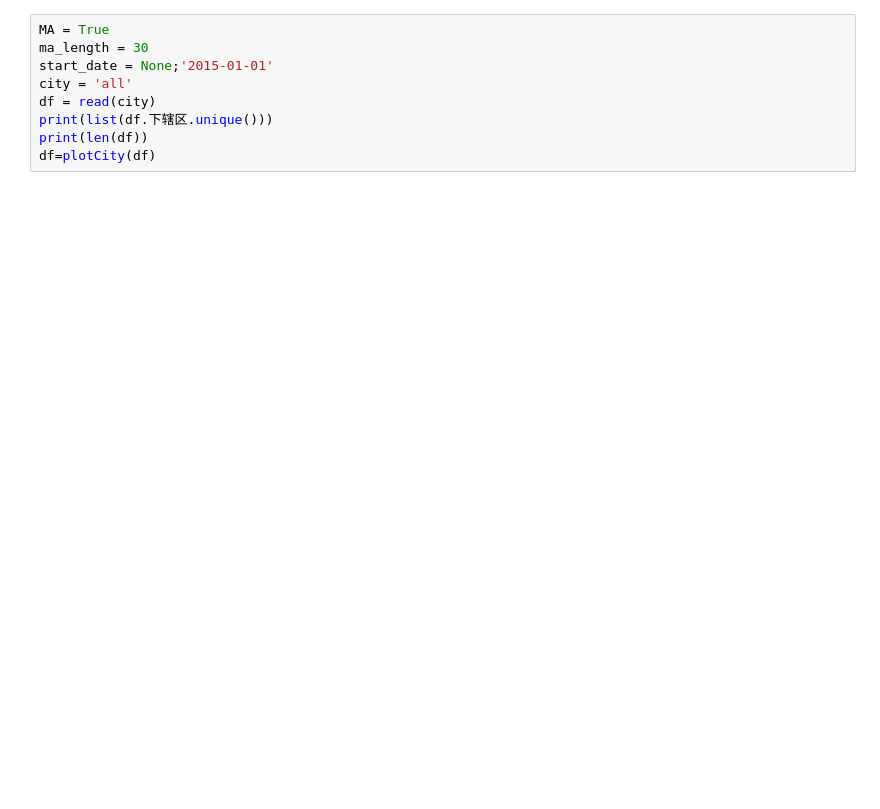
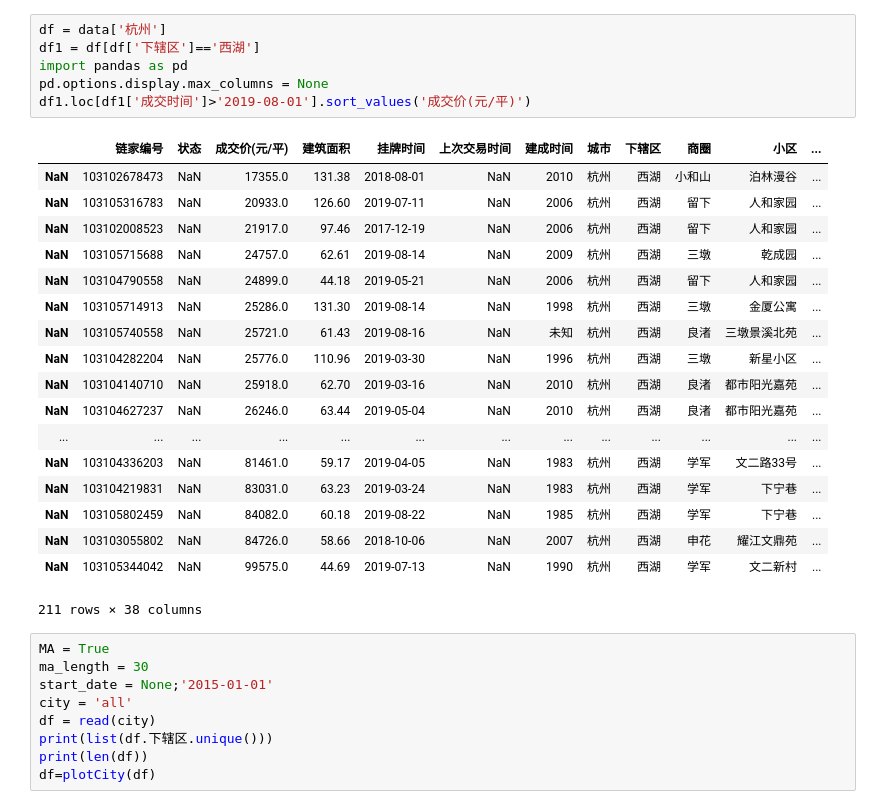
Before and after one commit to naoko821/LianjiaSpider, a Jupyter notebook: analysis.ipynb, the cells around one changed output. Drawn from its saved outputs; the diff is of its cells as text; blank space fills up the shorter version.

```diff
--- a/analysis.ipynb
+++ b/analysis.ipynb
@@ -32,3 +141,28 @@ for city in cityList:
+# %%
+df = data['杭州']
+df1 = df[df['下辖区']=='西湖']
+import pandas as pd
+pd.options.display.max_columns = None
+df1.loc[df1['成交时间']>'2019-08-01'].sort_values('成交价(元/平)')
+# %% [output]
+|  | 链家编号 | 状态 | 成交价(元/平) | 建筑面积 | 挂牌时间 | 上次交易时间 | 建成时间 | 城市 | 下辖区 | 商圈 | 小区 | ... |
+| NaN | 103102678473 | NaN | 17355.0 | 131.38 | 2018-08-01 | NaN | 2010 | 杭州 | 西湖 | 小和山 | 泊林漫谷 | ... |
+| NaN | 103105316783 | NaN | 20933.0 | 126.60 | 2019-07-11 | NaN | 2006 | 杭州 | 西湖 | 留下 | 人和家园 | ... |
+| NaN | 103102008523 | NaN | 21917.0 | 97.46 | 2017-12-19 | NaN | 2006 | 杭州 | 西湖 | 留下 | 人和家园 | ... |
+| NaN | 103105715688 | NaN | 24757.0 | 62.61 | 2019-08-14 | NaN | 2009 | 杭州 | 西湖 | 三墩 | 乾成园 | ... |
+| NaN | 103104790558 | NaN | 24899.0 | 44.18 | 2019-05-21 | NaN | 2006 | 杭州 | 西湖 | 留下 | 人和家园 | ... |
+| NaN | 103105714913 | NaN | 25286.0 | 131.30 | 2019-08-14 | NaN | 1998 | 杭州 | 西湖 | 三墩 | 金厦公寓 | ... |
+| NaN | 103105740558 | NaN | 25721.0 | 61.43 | 2019-08-16 | NaN | 未知 | 杭州 | 西湖 | 良渚 | 三墩景溪北苑 | ... |
+| NaN | 103104282204 | NaN | 25776.0 | 110.96 | 2019-03-30 | NaN | 1996 | 杭州 | 西湖 | 三墩 | 新星小区 | ... |
+| NaN | 103104140710 | NaN | 25918.0 | 62.70 | 2019-03-16 | NaN | 2010 | 杭州 | 西湖 | 良渚 | 都市阳光嘉苑 | ... |
+| NaN | 103104627237 | NaN | 26246.0 | 63.44 | 2019-05-04 | NaN | 2010 | 杭州 | 西湖 | 良渚 | 都市阳光嘉苑 | ... |
+| ... | ... | ... | ... | ... | ... | ... | ... | ... | ... | ... | ... | ... |
+| NaN | 103104336203 | NaN | 81461.0 | 59.17 | 2019-04-05 | NaN | 1983 | 杭州 | 西湖 | 学军 | 文二路33号 | ... |
+| NaN | 103104219831 | NaN | 83031.0 | 63.23 | 2019-03-24 | NaN | 1983 | 杭州 | 西湖 | 学军 | 下宁巷 | ... |
+| NaN | 103105802459 | NaN | 84082.0 | 60.18 | 2019-08-22 | NaN | 1985 | 杭州 | 西湖 | 学军 | 下宁巷 | ... |
+| NaN | 103103055802 | NaN | 84726.0 | 58.66 | 2018-10-06 | NaN | 2007 | 杭州 | 西湖 | 申花 | 耀江文鼎苑 | ... |
+| NaN | 103105344042 | NaN | 99575.0 | 44.69 | 2019-07-13 | NaN | 1990 | 杭州 | 西湖 | 学军 | 文二新村 | ... |
+211 rows × 38 columns
 # %%
 MA = True
 ma_length = 30
```
Also changed, not shown: parts of 6 cells of this notebook, 5 other files.
